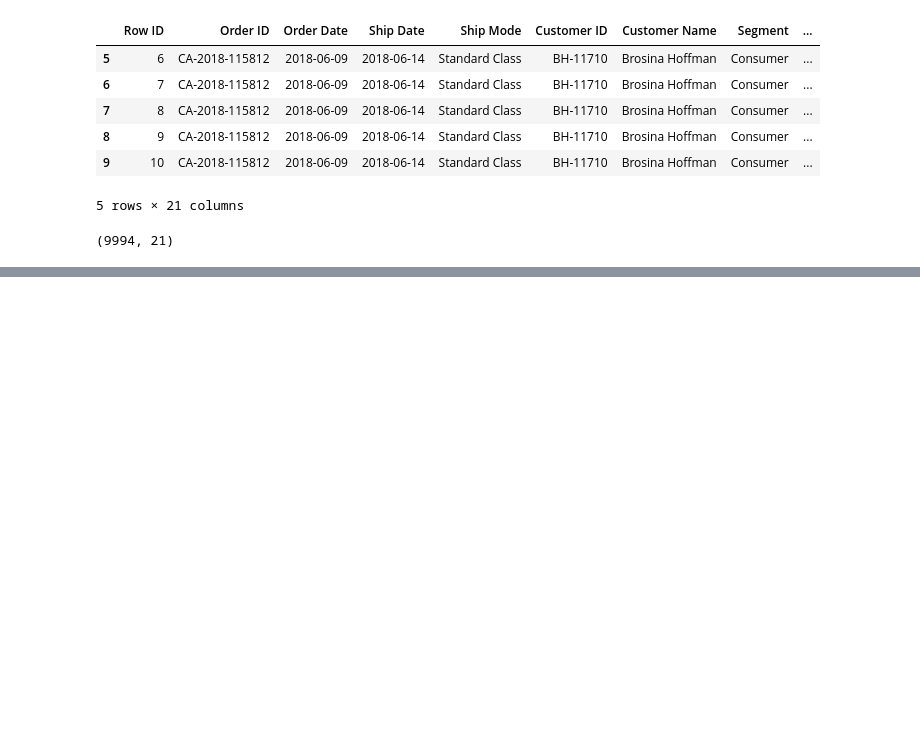
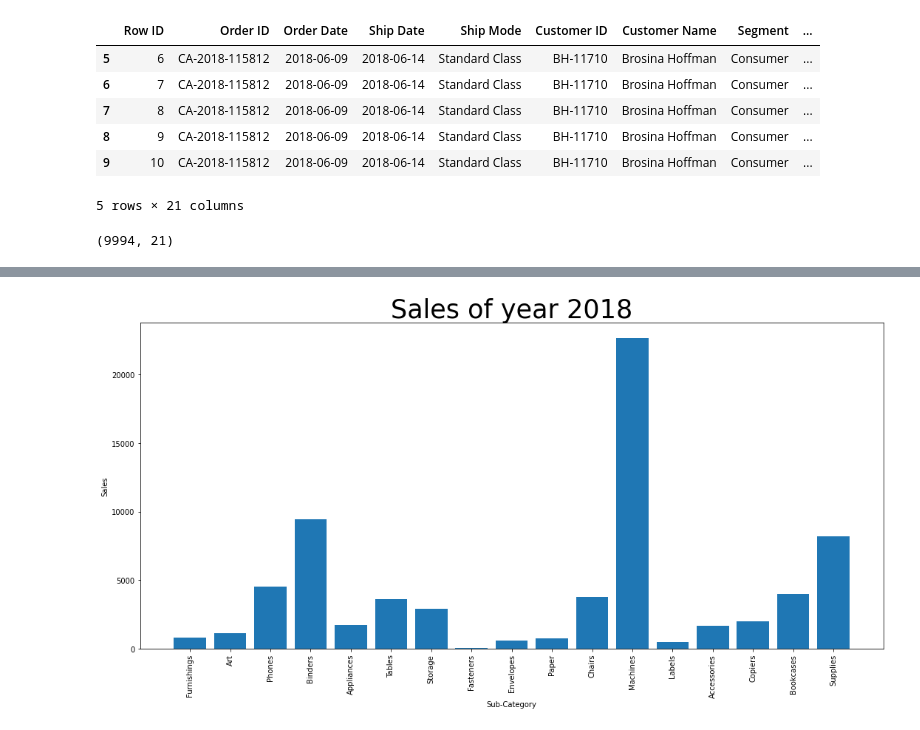
Before and after one commit to mazhar343/iPythonNotebook, a Jupyter notebook: QOR.ipynb, the cells around one changed output, grey strips where cells are left out. Saved outputs shown, nothing was run; the diff lists cells and outputs as text; code cells hidden in the pictures; blank space fills up the shorter version.

```diff
--- a/QOR.ipynb
+++ b/QOR.ipynb
@@ -124,0 +160,11 @@ sales_of_2018_with_quarters.unstack(-1)
+# %%
+plt.figure(figsize=(15,8))
+plt.bar('Sub-Category','Sales',data=df_any_one_year)
+plt.rcParams.update({'font.family':'sans-serif'})
+plt.title('Sales of year 2018', fontdict={'fontsize': 30})
+plt.xlabel('Sub-Category')
+plt.ylabel('Sales')
+plt.xticks(rotation=90)
+plt.rcParams["figure.autolayout"] = True
+# %% [output]
+[figure, added]
```
Also changed, not shown: parts of 26 cells of this notebook.
